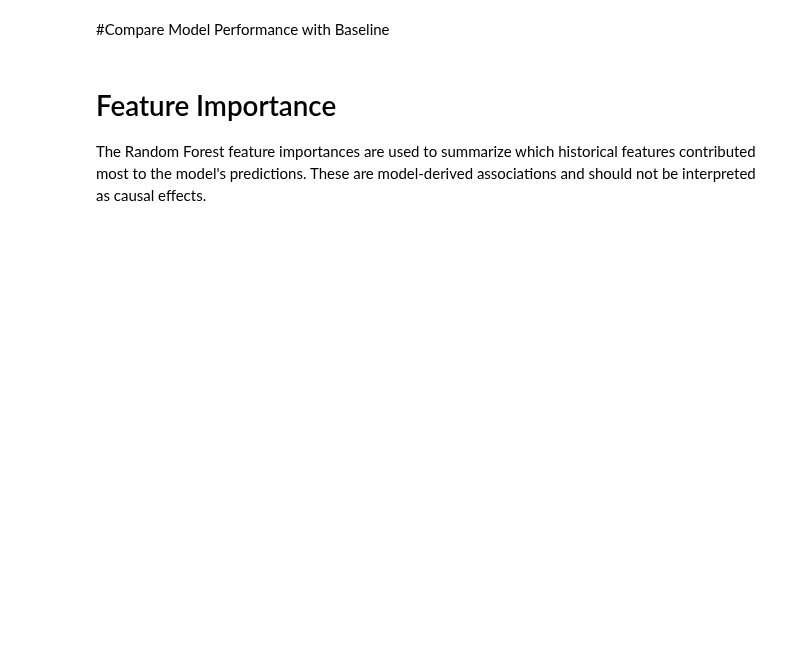
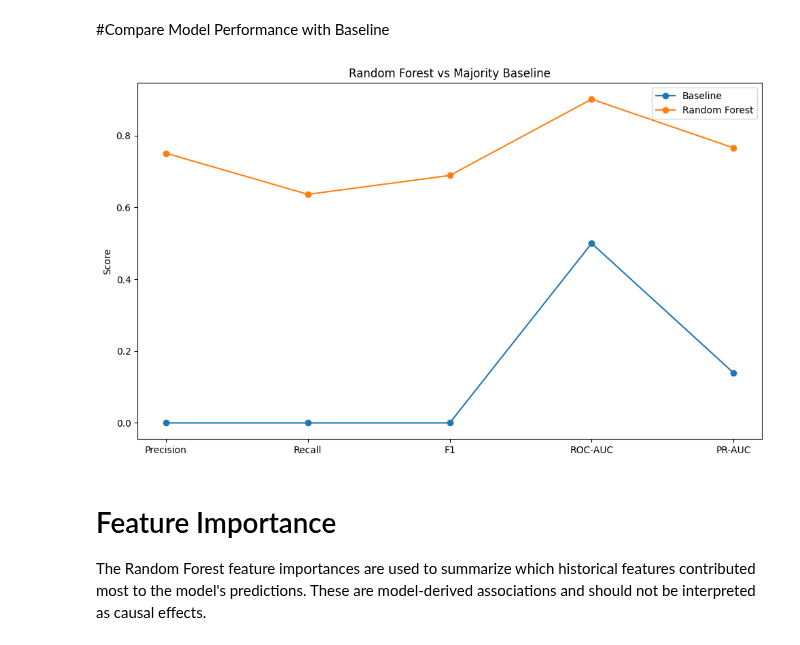
Before and after one commit to asherkashif/flyrank-ml-internship, a Jupyter notebook: work/notebooks/capstone.ipynb, the cells around one changed output. Saved outputs shown, nothing was run; the diff lists cells and outputs as text; code cells hidden in the pictures; blank space fills up the shorter version.

```diff
--- a/work/notebooks/capstone.ipynb
+++ b/work/notebooks/capstone.ipynb
@@ -1194,38 +1589,40 @@ metrics = [
     "F1",
     "ROC-AUC",
     "PR-AUC"
 ]
 
 baseline_scores = [
     precision_score(y_val, baseline_pred, zero_division=0),
     recall_score(y_val, baseline_pred, zero_division=0),
     f1_score(y_val, baseline_pred, zero_division=0),
     roc_auc_score(y_val, baseline_prob),
     average_precision_score(y_val, baseline_prob)
 ]
 
 rf_scores = [
-    precision_score(y_val, rf_pred, zero_division=0),
-    recall_score(y_val, rf_pred, zero_division=0),
-    f1_score(y_val, rf_pred, zero_division=0),
-    roc_auc_score(y_val, rf_prob),
-    average_precision_score(y_val, rf_prob)
+    precision_score(y_val, model_pred, zero_division=0),
+    recall_score(y_val, model_pred, zero_division=0),
+    f1_score(y_val, model_pred, zero_division=0),
+    roc_auc_score(y_val, model_prob),
+    average_precision_score(y_val, model_prob)
 ]
 
 x = range(len(metrics))
 
 plt.figure(figsize=(10, 6))
 
 plt.plot(x, baseline_scores, marker="o", label="Baseline")
 plt.plot(x, rf_scores, marker="o", label="Random Forest")
 
 plt.xticks(x, metrics)
 plt.ylabel("Score")
 plt.title("Random Forest vs Majority Baseline")
 plt.legend()
 
 plt.tight_layout()
 plt.show()
+# %% [output]
+[figure, added]
 # %% [markdown]
 # Feature Importance
 
```
Also changed, not shown: parts of 50 cells of this notebook.
